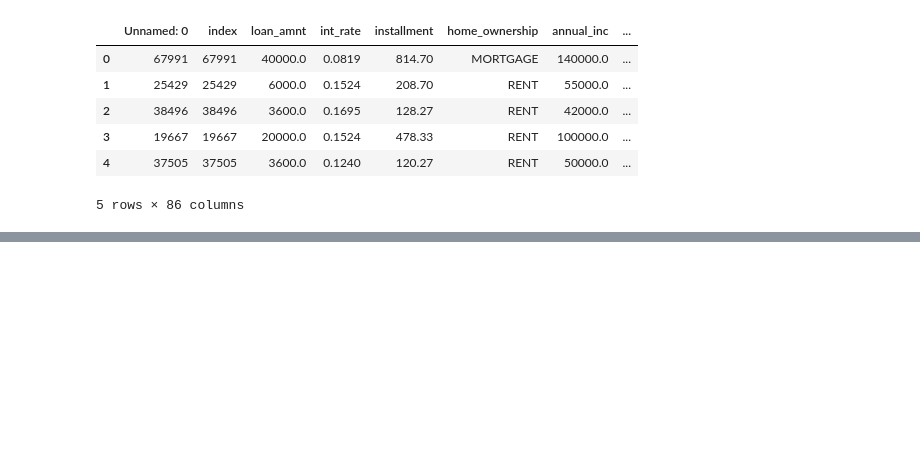
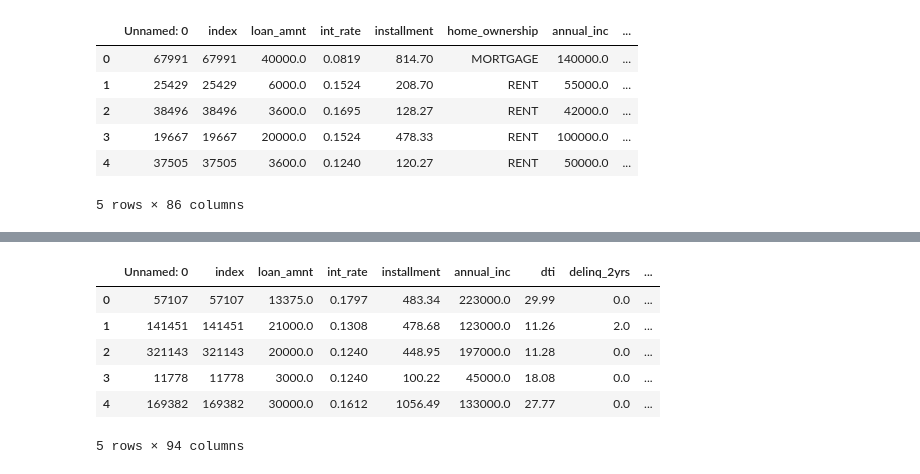
Before and after one commit to 104ambrown/Supervised-Machine-Learning, a Jupyter notebook: predicting_credit_risk.ipynb, the cells around one changed output, grey strips where cells are left out. Saved outputs shown, nothing was run; the diff lists cells and outputs as text; code cells hidden in the pictures; blank space fills up the shorter version.

Commit message:
Prepared the data for training and testing. One-hot encoded the variables and added missing dummy variables to the training set

```diff
--- a/predicting_credit_risk.ipynb
+++ b/predicting_credit_risk.ipynb
@@ -51,7 +48,15 @@ loans2020.head()
 # %%
 ## Preprocessing: Convert categorical data to numeric
 #Create a training set from the 2019 loans using `pd.get_dummies()` to convert the categorical data to numeric columns.
-# Similarly, create a testing set from the 2020 loans, also using `pd.get_dummies()`.
-# Note! There are categories in the 2019 loans that do not exist in the testing set.
-# If you fit a model to the training set and try to score it on the testing set as is, you will get an error.
-# You need to use code to fill in the missing categories in the testing set.
+y_train = loans2019['loan_status']
+X_train = loans2019.drop(columns=['loan_status'])
+X_train = pd.get_dummies(X_train)
+X_train.head()
+# %% [output]
+|  | Unnamed: 0 | index | loan_amnt | int_rate | installment | annual_inc | dti | delinq_2yrs | ... |
+| 0 | 57107 | 57107 | 13375.0 | 0.1797 | 483.34 | 223000.0 | 29.99 | 0.0 | ... |
+| 1 | 141451 | 141451 | 21000.0 | 0.1308 | 478.68 | 123000.0 | 11.26 | 2.0 | ... |
+| 2 | 321143 | 321143 | 20000.0 | 0.1240 | 448.95 | 197000.0 | 11.28 | 0.0 | ... |
+| 3 | 11778 | 11778 | 3000.0 | 0.1240 | 100.22 | 45000.0 | 18.08 | 0.0 | ... |
+| 4 | 169382 | 169382 | 30000.0 | 0.1612 | 1056.49 | 133000.0 | 27.77 | 0.0 | ... |
+5 rows × 94 columns
```
Also changed, not shown: parts of 4 cells of this notebook.
